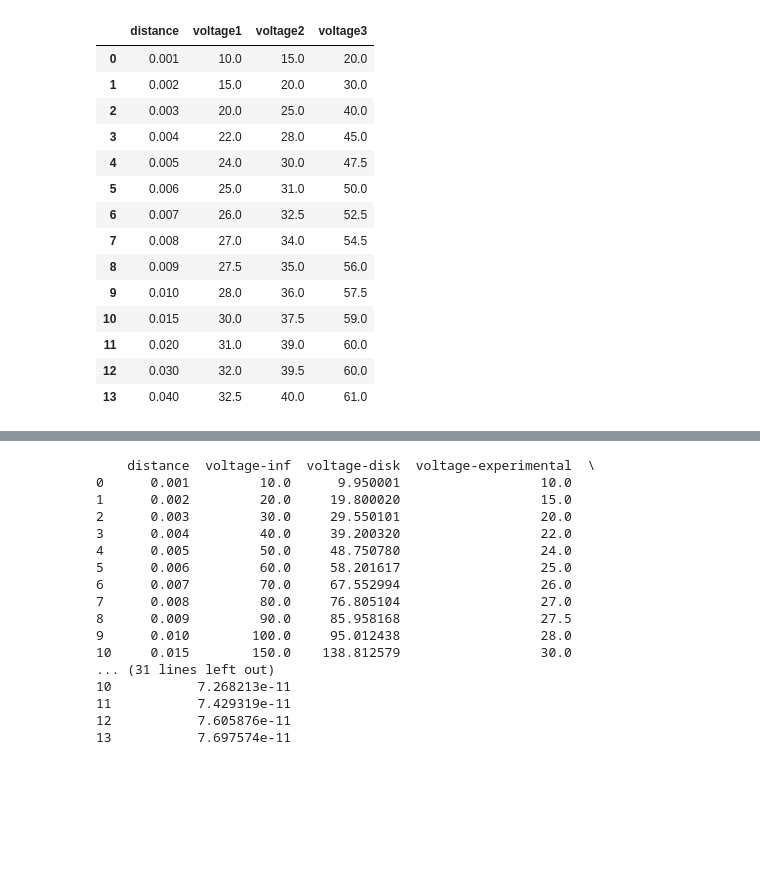
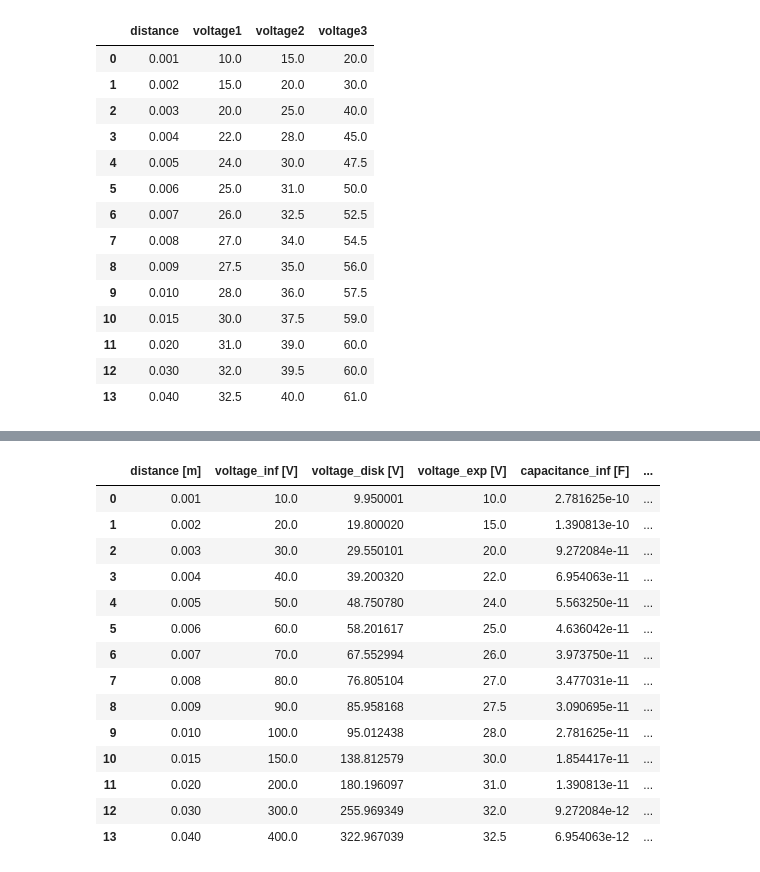
Before and after one commit to Fylls/electromagnetism-experiment, a Jupyter notebook: analysis.ipynb, the cells around one changed output, grey strips where cells are left out. Cells and saved outputs as stored; diff of their text form; code cells hidden in the pictures; blank space fills up the shorter version.

```diff
--- a/analysis.ipynb
+++ b/analysis.ipynb
@@ -85,59 +82,64 @@ area = pi * r**2
 
 def analysis (d, v_exp):
 
-    # Charge homogeneously distributed on the capacitor's plates
-    # It remains constant thought all out measurements
+    # Charge homogeneously distributed on the capacitor's plates (constant)
     # Measured in Coulomb (C)
     q =  (epsilon_0 * area * v_exp[0]) / d[0]
 
     # Voltage under the hypothesis of an infinite parallel plane capacitor
     # Measured in Volt (V)
     v_inf = [ ( q * i / (epsilon_0 * area) ) for i in d]
 
     # Capacitance under the hypothesis of an infinite parallel plane capacitor
-    # This approximation works best for short distances
     # Measured in Farad (F)
     c_inf = [ ( q / i ) for i in v_inf]
 
     # Voltage along the axis of a flat disk
     # Measured in Volt (V)
     v_disk = [ ( q * ( i + r - sqrt(r**2 + i**2)) / (epsilon_0 * area) ) for i in d]
 
     # Capacitance under the hypothesis of an finite circular parallel plate capacitor (disk)
     # Measured in Farad (F)
     c_disk = [ ( q / i ) for i in v_disk]
 
-    # Total Capacitance of our capacitor
-    # It includes the parasitic capacitance from the voltmeter
+    # Total Capacitance of our capacitor (includes parasitic)
     # Measured in Volt (V)
-    c_tot = [ (q / i) for i in v_exp]
+    c_tot = [ ( q / i ) for i in v_exp]
 
-    # parasitic capacitance from the voltmeter
+    # Prasitic capacitance from the voltmeter
+    # It must be positive
     c_par = map(sub, c_tot, c_disk)
+    c_par = [*map(lambda x: max(x,0),c_par)]
 
     # Create Dataframe
-    results = pd.DataFrame({ 'distance': d,'voltage-inf': v_inf, 'voltage-disk': v_disk, 'voltage-experimental': v_exp, 'capacitance_inf': c_inf, 'capacitance-disk': c_disk,'capacitance-total': c_tot,  'capacitance-parasitic': c_par })
+    results = pd.DataFrame({
+        'distance [m]': d,
+        'voltage_inf [V]': v_inf,
+        'voltage_disk [V]': v_disk,
+        'voltage_exp [V]': v_exp,
+        'capacitance_inf [F]': c_inf,
+        'capacitance_disk [F]': c_disk,
+        'capacitance_total [F]': c_tot,
+        'capacitance_par [F]': c_par,
+        #'charge [C]': q,
+    })
 
-    print(results)
-
-
+    display(results)
 
 analysis(df['distance'], df['voltage1'])
 # %% [output]
-    distance  voltage-inf  voltage-disk  voltage-experimental  \
-0      0.001         10.0      9.950001                  10.0
-1      0.002         20.0     19.800020                  15.0
-2      0.003         30.0     29.550101                  20.0
-3      0.004         40.0     39.200320                  22.0
-4      0.005         50.0     48.750780                  24.0
-5      0.006         60.0     58.201617                  25.0
-6      0.007         70.0     67.552994                  26.0
-7      0.008         80.0     76.805104                  27.0
-8      0.009         90.0     85.958168                  27.5
-9      0.010        100.0     95.012438                  28.0
-10     0.015        150.0    138.812579                  30.0
-... (31 lines left out)
-10           7.268213e-11
-11           7.429319e-11
-12           7.605876e-11
-13           7.697574e-11
+|  | distance [m] | voltage_inf [V] | voltage_disk [V] | voltage_exp [V] | capacitance_inf [F] | ... |
+| 0 | 0.001 | 10.0 | 9.950001 | 10.0 | 2.781625e-10 | ... |
+| 1 | 0.002 | 20.0 | 19.800020 | 15.0 | 1.390813e-10 | ... |
+| 2 | 0.003 | 30.0 | 29.550101 | 20.0 | 9.272084e-11 | ... |
+| 3 | 0.004 | 40.0 | 39.200320 | 22.0 | 6.954063e-11 | ... |
+| 4 | 0.005 | 50.0 | 48.750780 | 24.0 | 5.563250e-11 | ... |
+| 5 | 0.006 | 60.0 | 58.201617 | 25.0 | 4.636042e-11 | ... |
+| 6 | 0.007 | 70.0 | 67.552994 | 26.0 | 3.973750e-11 | ... |
+| 7 | 0.008 | 80.0 | 76.805104 | 27.0 | 3.477031e-11 | ... |
+| 8 | 0.009 | 90.0 | 85.958168 | 27.5 | 3.090695e-11 | ... |
+| 9 | 0.010 | 100.0 | 95.012438 | 28.0 | 2.781625e-11 | ... |
+| 10 | 0.015 | 150.0 | 138.812579 | 30.0 | 1.854417e-11 | ... |
+| 11 | 0.020 | 200.0 | 180.196097 | 31.0 | 1.390813e-11 | ... |
+| 12 | 0.030 | 300.0 | 255.969349 | 32.0 | 9.272084e-12 | ... |
+| 13 | 0.040 | 400.0 | 322.967039 | 32.5 | 6.954063e-12 | ... |
```
Also changed, not shown: parts of 6 cells of this notebook, 10 other files.
